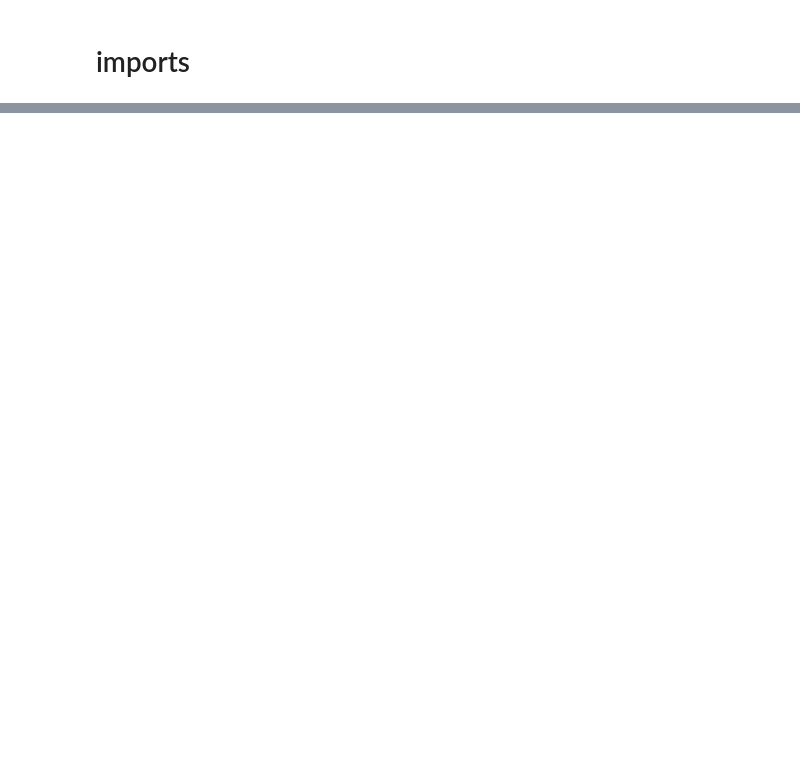
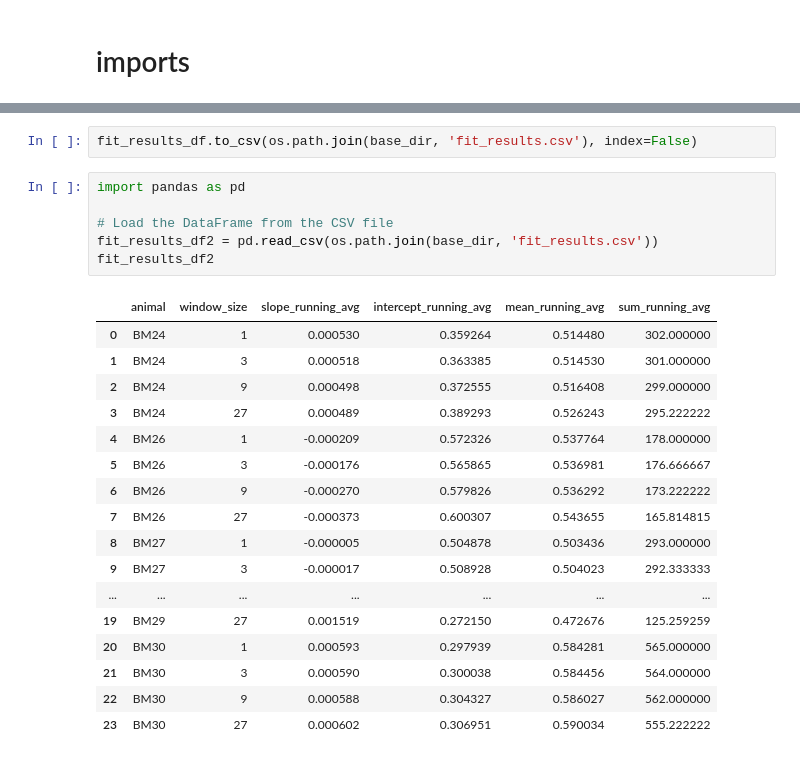
Before and after one commit to boazmohar/DELTA_iDISCO, a Jupyter notebook: src/beahvior_analysis.ipynb, the cells around one changed output, grey strips where cells are left out. Drawn from its saved outputs; the diff is of its cells as text; blank space fills up the shorter version.

```diff
--- a/src/beahvior_analysis.ipynb
+++ b/src/beahvior_analysis.ipynb
@@ -12,0 +399,26 @@ from utils import multisession_utils
+# %%
+fit_results_df.to_csv(os.path.join(base_dir, 'fit_results.csv'), index=False)
+# %%
+import pandas as pd
+
+# Load the DataFrame from the CSV file
+fit_results_df2 = pd.read_csv(os.path.join(base_dir, 'fit_results.csv'))
+fit_results_df2
+# %% [output]
+|  | animal | window_size | slope_running_avg | intercept_running_avg | mean_running_avg | sum_running_avg |
+| 0 | BM24 | 1 | 0.000530 | 0.359264 | 0.514480 | 302.000000 |
+| 1 | BM24 | 3 | 0.000518 | 0.363385 | 0.514530 | 301.000000 |
+| 2 | BM24 | 9 | 0.000498 | 0.372555 | 0.516408 | 299.000000 |
+| 3 | BM24 | 27 | 0.000489 | 0.389293 | 0.526243 | 295.222222 |
+| 4 | BM26 | 1 | -0.000209 | 0.572326 | 0.537764 | 178.000000 |
+| 5 | BM26 | 3 | -0.000176 | 0.565865 | 0.536981 | 176.666667 |
+| 6 | BM26 | 9 | -0.000270 | 0.579826 | 0.536292 | 173.222222 |
+| 7 | BM26 | 27 | -0.000373 | 0.600307 | 0.543655 | 165.814815 |
+| 8 | BM27 | 1 | -0.000005 | 0.504878 | 0.503436 | 293.000000 |
+| 9 | BM27 | 3 | -0.000017 | 0.508928 | 0.504023 | 292.333333 |
+| ... | ... | ... | ... | ... | ... | ... |
+| 19 | BM29 | 27 | 0.001519 | 0.272150 | 0.472676 | 125.259259 |
+| 20 | BM30 | 1 | 0.000593 | 0.297939 | 0.584281 | 565.000000 |
+| 21 | BM30 | 3 | 0.000590 | 0.300038 | 0.584456 | 564.000000 |
+| 22 | BM30 | 9 | 0.000588 | 0.304327 | 0.586027 | 562.000000 |
+| 23 | BM30 | 27 | 0.000602 | 0.306951 | 0.590034 | 555.222222 |
```
Also changed, not shown: parts of 12 cells of this notebook, 3 other files.
